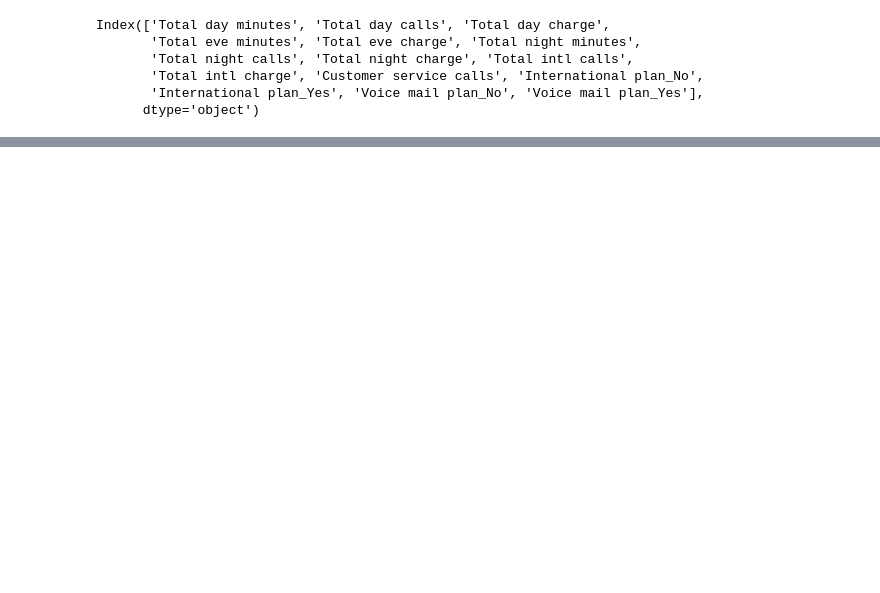
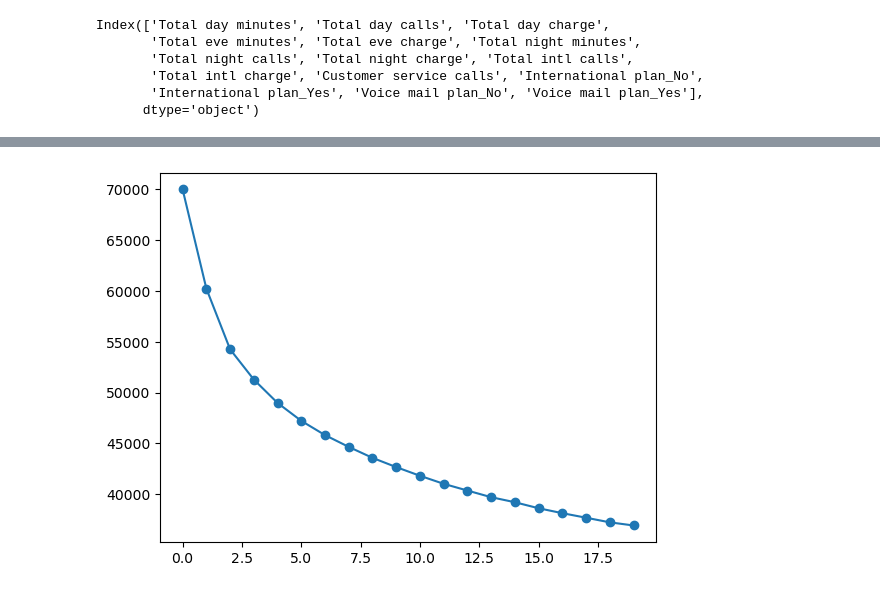
Before and after one commit to nidheepatil1/Determine-Churn-Rate, a Jupyter notebook: DetermineChurnRate.ipynb, the cells around one changed output, grey strips where cells are left out. Drawn from its saved outputs; the diff is of its cells as text; code cells hidden in the pictures; blank space fills up the shorter version.

```diff
--- a/DetermineChurnRate.ipynb
+++ b/DetermineChurnRate.ipynb
@@ -225,0 +343,17 @@ Index(['Total day minutes', 'Total day calls', 'Total day charge',
+# %%
+scores_pca=pca1.transform(churn_df_transformed_std)
+# %%
+from sklearn.cluster import KMeans
+import matplotlib.pyplot as plt
+clusters_range=[2,3,4,5,6,7,8]
+inertias=[]
+
+for c in range(1,21):
+    kmeans= KMeans(init= 'k-means++', n_clusters=c, n_init=100, random_state=0).fit(scores_pca)
+    inertias.append(kmeans.inertia_)
+
+plt.figure()
+plt.plot(inertias, marker='o')
+plt.show()
+# %% [output]
+[figure, added]
```
Also changed, not shown: parts of 13 cells of this notebook.
